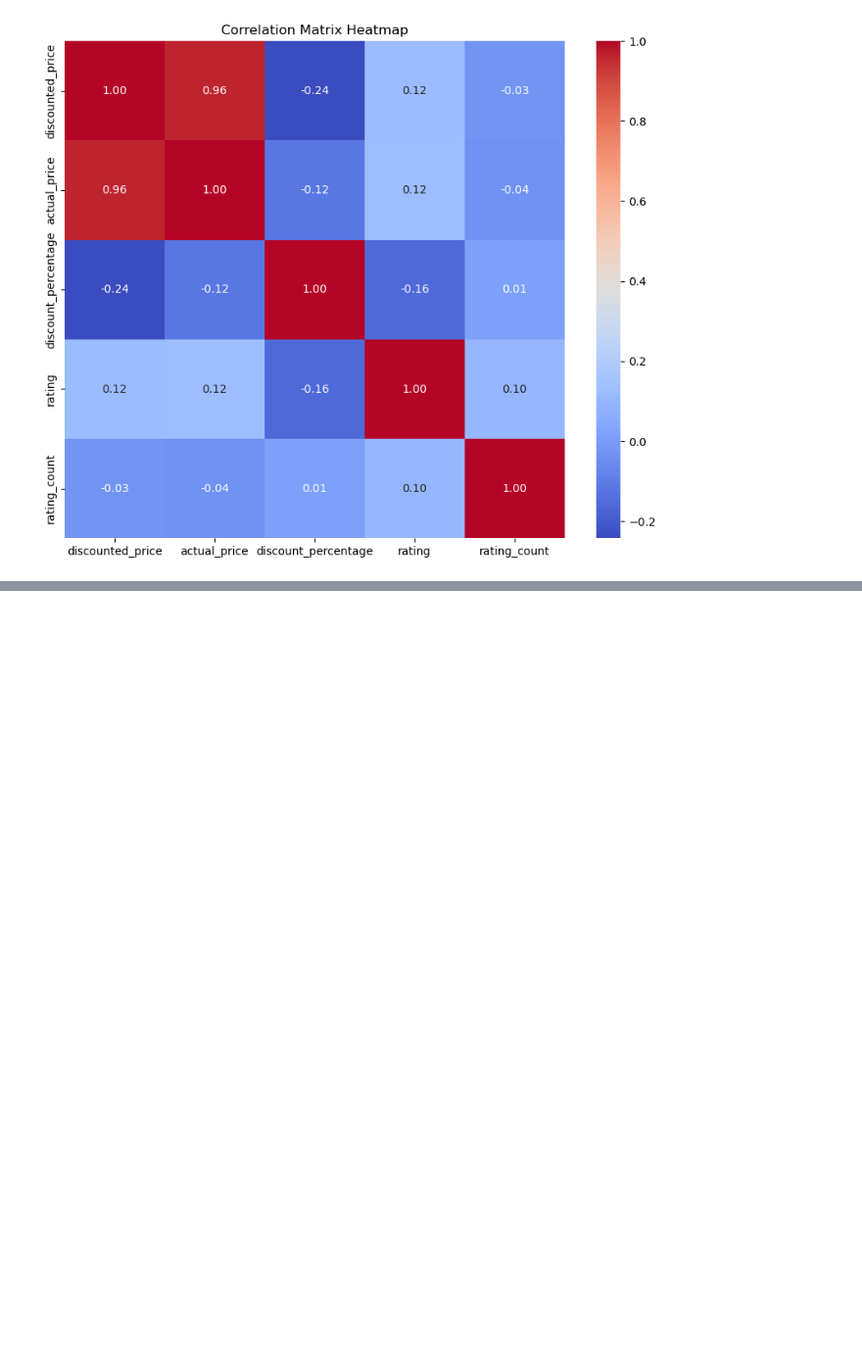
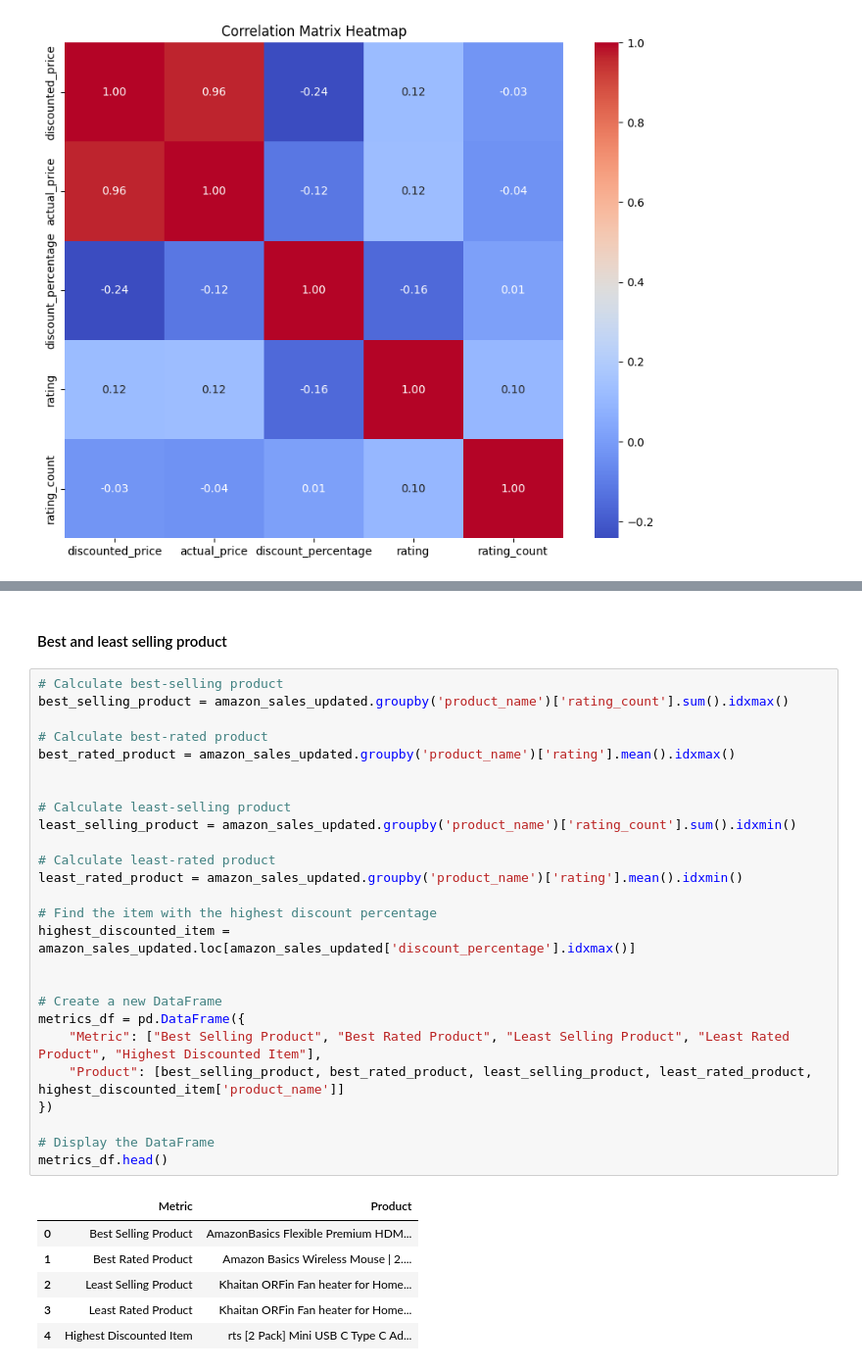
Before and after one commit to krittika2101/SC1015--Amazon-Sales-Recommendation-System, a Jupyter notebook: Amazon_Sales_Recommendation_System.ipynb, the cells around one changed output, grey strips where cells are left out. Shown: that part at 98% size. Drawn from its saved outputs; the diff is of its cells as text; blank space fills up the shorter version.

```diff
--- a/Amazon_Sales_Recommendation_System.ipynb
+++ b/Amazon_Sales_Recommendation_System.ipynb
@@ -302,0 +378,35 @@ plt.show()
+# %% [markdown]
+#### Best and least selling product
+# %%
+# Calculate best-selling product
+best_selling_product = amazon_sales_updated.groupby('product_name')['rating_count'].sum().idxmax()
+
+# Calculate best-rated product
+best_rated_product = amazon_sales_updated.groupby('product_name')['rating'].mean().idxmax()
+
+
+# Calculate least-selling product
+least_selling_product = amazon_sales_updated.groupby('product_name')['rating_count'].sum().idxmin()
+
+# Calculate least-rated product
+least_rated_product = amazon_sales_updated.groupby('product_name')['rating'].mean().idxmin()
+
+# Find the item with the highest discount percentage
+highest_discounted_item = amazon_sales_updated.loc[amazon_sales_updated['discount_percentage'].idxmax()]
+
+
+# Create a new DataFrame
+metrics_df = pd.DataFrame({
+    "Metric": ["Best Selling Product", "Best Rated Product", "Least Selling Product", "Least Rated Product", "Highest Discounted Item"],
+    "Product": [best_selling_product, best_rated_product, least_selling_product, least_rated_product, highest_discounted_item['product_name']]
+})
+
+# Display the DataFrame
+metrics_df.head()
+# %% [output]
+|  | Metric | Product |
+| 0 | Best Selling Product | AmazonBasics Flexible Premium HDM... |
+| 1 | Best Rated Product | Amazon Basics Wireless Mouse | 2.... |
+| 2 | Least Selling Product | Khaitan ORFin Fan heater for Home... |
+| 3 | Least Rated Product | Khaitan ORFin Fan heater for Home... |
+| 4 | Highest Discounted Item | rts [2 Pack] Mini USB C Type C Ad... |
```
Also changed, not shown: parts of 11 cells of this notebook.
